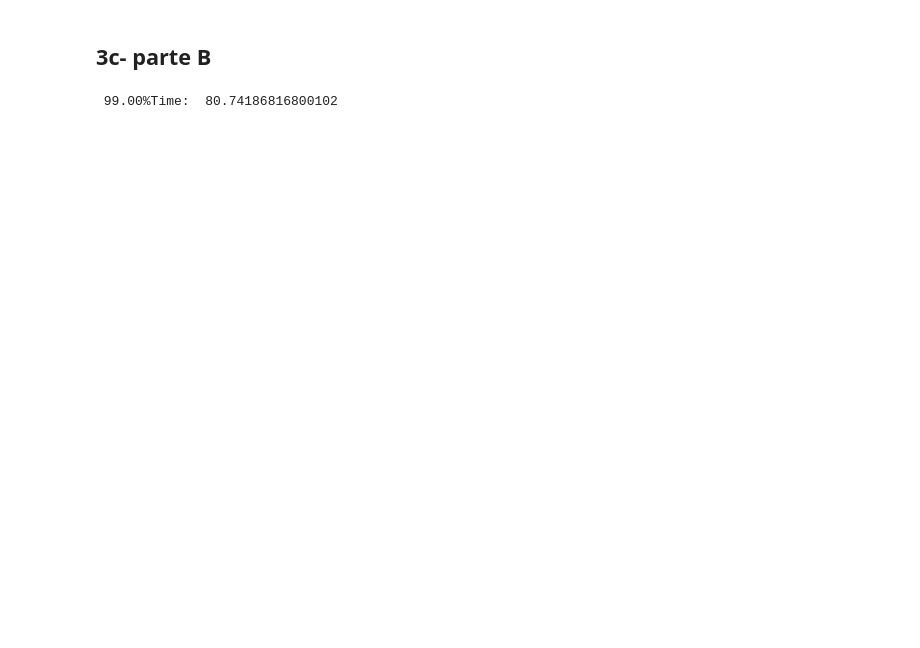
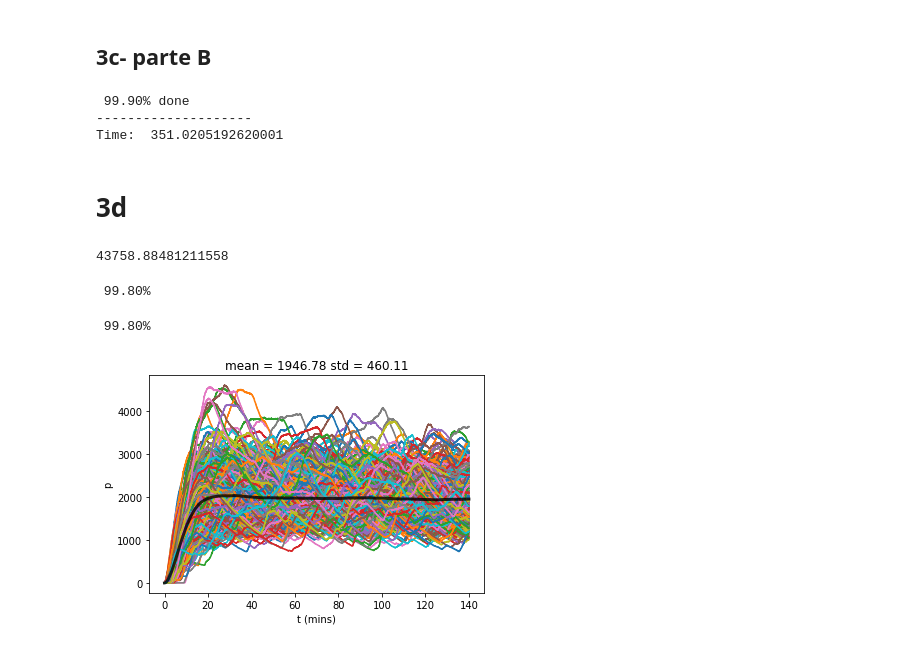
Before and after one commit to mneira10/sistemsBio, a Jupyter notebook: tarea3/punto3.ipynb, the cells around one changed output. Cells and saved outputs as stored; diff of their text form; code cells hidden in the pictures; blank space fills up the shorter version.

Commit message:
almost done

```diff
--- a/tarea3/punto3.ipynb
+++ b/tarea3/punto3.ipynb
@@ -230,6 +243,7 @@ Text(0,0.5,'p')
 ## 3c- parte B
 # %%
 start = timeit.default_timer()
+dt=0.001
 iterations = 1000
 ps = []
 rs = []
@@ -245,4 +259,31 @@ print('')
 print('-'[0]*20)
 print('Time: ', stop - start)
 # %% [output]
- 99.00%Time:  80.74186816800102
+ 99.90% done
+--------------------
+Time:  351.0205192620001
+# %% [markdown]
+# 3d
+# %%
+#relevant constants
+gr = 1/5
+gp = 1/30
+kr=1
+kp=gp*1e4/5
+dt = 0.001
+K=900
+# %%
+rss = (kp-1)**0.5 * K*gr/kp
+pss = kp*rss/gp
+print(pss)
+# %% [output]
+43758.88481211558
+# %%
+def pcr(r,p):
+    return dt*kr/(1+ (p/K)**2)
+def pdr(r,p):
+    return dt*gr*r
+def pcp(r,p):
+    return dt*kp*r
+def pdp(r,p):
+    return dt*gp*p
@@ -248,0 +319,28 @@ print('Time: ', stop - start)
+# %%
+
+iterations = 500
+ps = []
+rs = []
+ts = []
+for i in range(iterations):
+    print('\r', '{:.2f}%'.format(i*100/iterations), end='')
+    t,p,r = oneRun()
+    ts.append(t)
+    rs.append(r)
+    ps.append(p)
+# %% [output]
+ 99.80%
+# %%
+fig = plt.figure(figsize=(6,4))
+for i in range(int(iterations)):
+    print('\r', '{:.2f}%'.format(i*100/iterations), end='')
+    plt.step(ts[i],ps[i],)
+#     plt.legend()
+plt.plot(ts[0],np.mean(ps,axis=0),c='black',linewidth=3,alpha=0.8)
+plt.title("mean = {:.2f} std = {:.2f}".format(np.mean(ps,axis=0)[-1],np.std(ps,axis=0)[-1]))
+plt.xlabel('t (mins)')
+plt.ylabel('p')
+plt.savefig('3dp.png')
+# %% [output]
+ 99.80%
+[figure, added]
```
Also changed, not shown: parts of 11 cells of this notebook, 14 other files.
